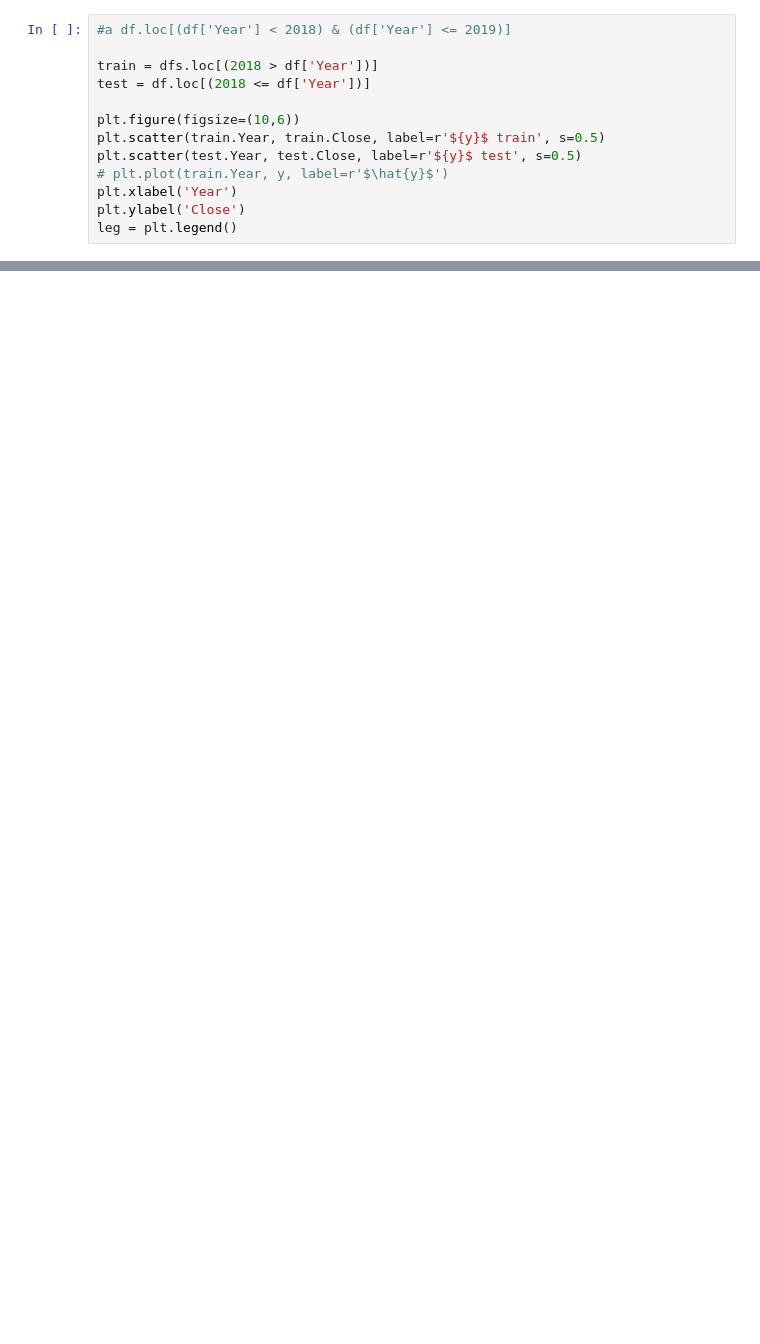
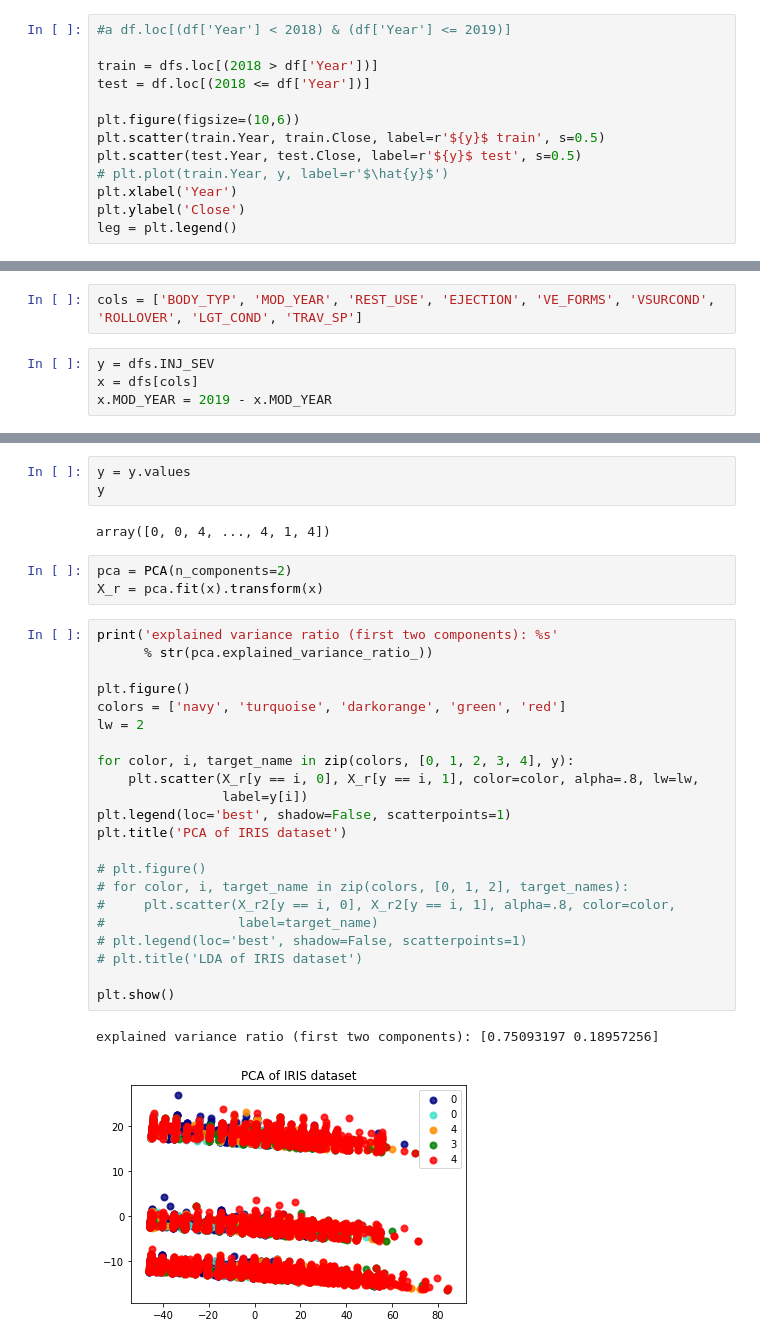
Before and after one commit to m6cortez/COGS_109_Project, a Jupyter notebook: COGS 109 Project (zekria).ipynb, the cells around one changed output, grey strips where cells are left out. Cells and saved outputs as stored; diff of their text form; blank space fills up the shorter version.

```diff
--- a/COGS 109 Project (zekria).ipynb
+++ b/COGS 109 Project (zekria).ipynb
@@ -931,0 +1029,6 @@ leg = plt.legend()
+# %%
+cols = ['BODY_TYP', 'MOD_YEAR', 'REST_USE', 'EJECTION', 'VE_FORMS', 'VSURCOND', 'ROLLOVER', 'LGT_COND', 'TRAV_SP']
+# %%
+y = dfs.INJ_SEV
+x = dfs[cols]
+x.MOD_YEAR = 2019 - x.MOD_YEAR
@@ -931,0 +1051,33 @@ leg = plt.legend()
+# %%
+y = y.values
+y
+# %% [output]
+array([0, 0, 4, ..., 4, 1, 4])
+# %%
+pca = PCA(n_components=2)
+X_r = pca.fit(x).transform(x)
+# %%
+print('explained variance ratio (first two components): %s'
+      % str(pca.explained_variance_ratio_))
+
+plt.figure()
+colors = ['navy', 'turquoise', 'darkorange', 'green', 'red']
+lw = 2
+
+for color, i, target_name in zip(colors, [0, 1, 2, 3, 4], y):
+    plt.scatter(X_r[y == i, 0], X_r[y == i, 1], color=color, alpha=.8, lw=lw,
+                label=y[i])
+plt.legend(loc='best', shadow=False, scatterpoints=1)
+plt.title('PCA of IRIS dataset')
+
+# plt.figure()
+# for color, i, target_name in zip(colors, [0, 1, 2], target_names):
+#     plt.scatter(X_r2[y == i, 0], X_r2[y == i, 1], alpha=.8, color=color,
+#                 label=target_name)
+# plt.legend(loc='best', shadow=False, scatterpoints=1)
+# plt.title('LDA of IRIS dataset')
+
+plt.show()
+# %% [output]
+explained variance ratio (first two components): [0.75093197 0.18957256]
+[figure, added]
```
Also changed, not shown: parts of 29 cells of this notebook, 7 other files.
